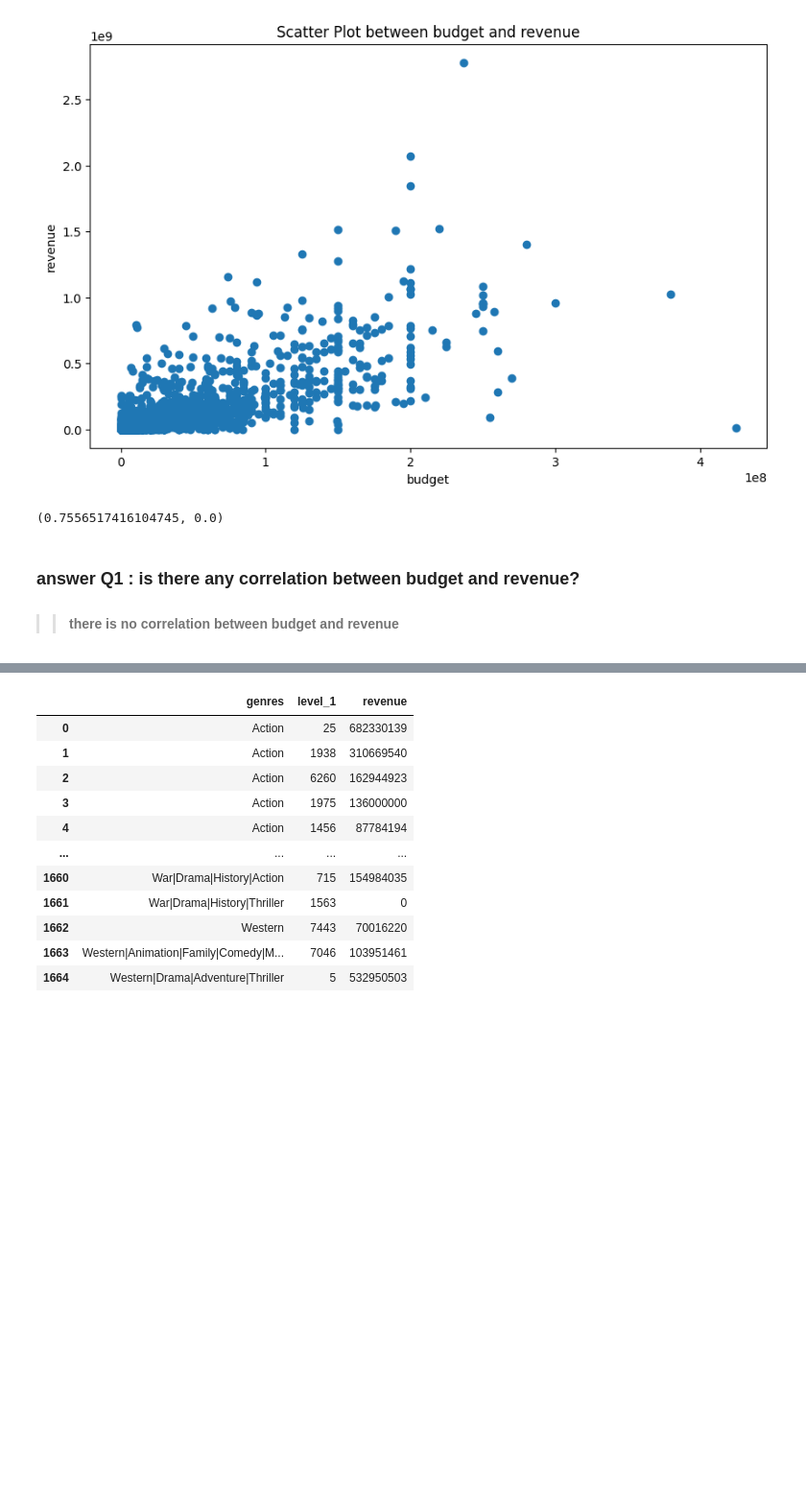
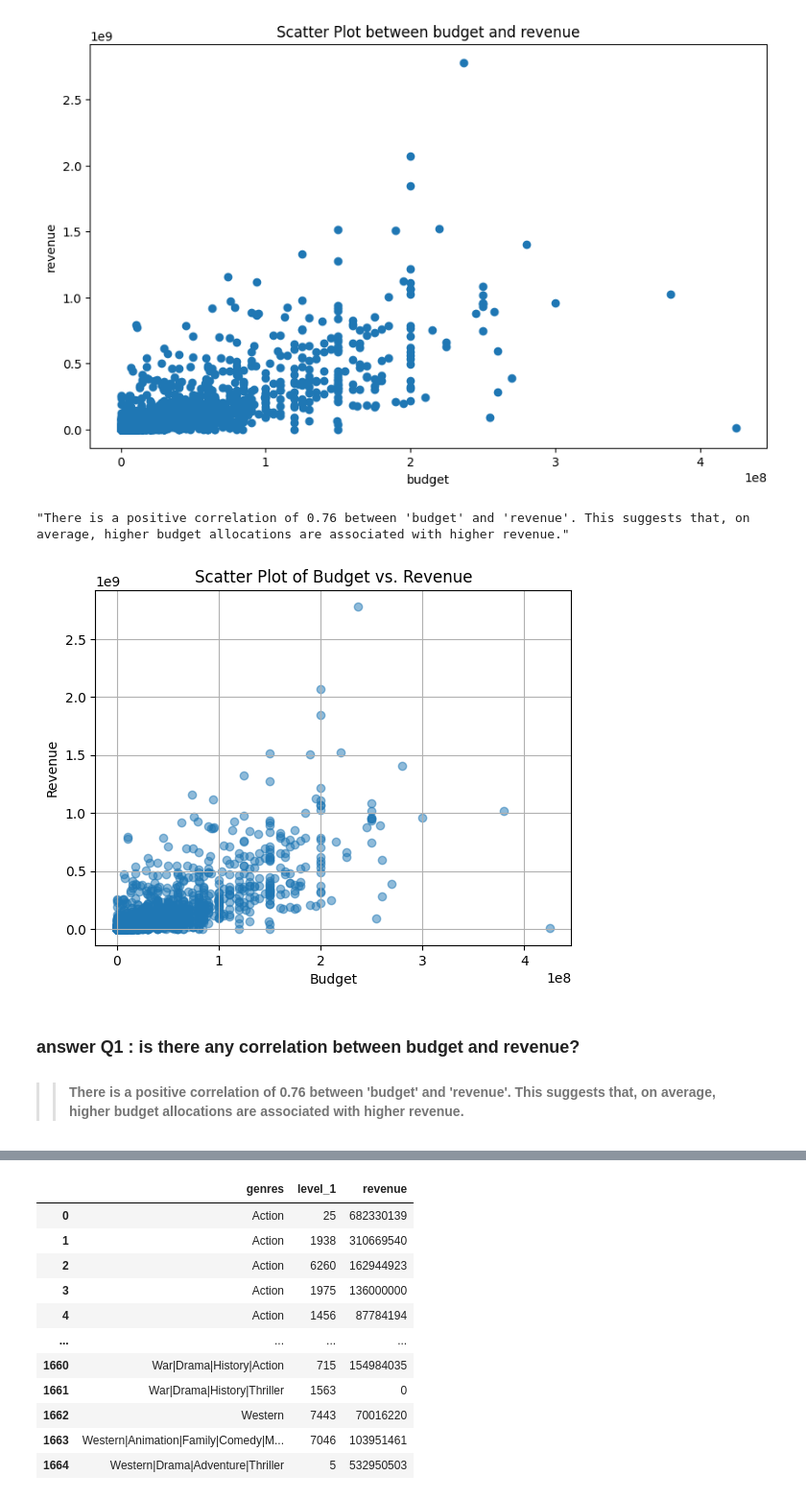
Before and after one commit to masiod/TMDb_movie_data, a Jupyter notebook: TMDB Final Project investigate dataset.ipynb, the cells around one changed output, grey strips where cells are left out. Shown: that part at 96% size. Saved outputs shown, nothing was run; the diff lists cells and outputs as text; code cells hidden in the pictures; blank space fills up the shorter version.

```diff
--- a/TMDB Final Project investigate dataset.ipynb
+++ b/TMDB Final Project investigate dataset.ipynb
@@ -145,14 +151,34 @@ plt.show()
 # %% [output]
 [figure]
 # %%
-#statistical signigicance
-from scipy.stats import pearsonr
 
-correlation_coefficient,p_value=pearsonr(df['budget'],df['revenue'])
-correlation_coefficient,p_value
+
+# Calculate the correlation
+correlation_value = df['budget'].corr(df['revenue'])
+
+# Insert the conclusion based on the correlation
+if correlation_value > 0:
+    conclusion = f"There is a positive correlation of {correlation_value:.2f} between 'budget' and 'revenue'. This suggests that, on average, higher budget allocations are associated with higher revenue."
+elif correlation_value < 0:
+    conclusion = f"There is a negative correlation of {correlation_value:.2f} between 'budget' and 'revenue'. This suggests that, on average, higher budget allocations are associated with lower revenue."
+else:
+    conclusion = "There is no significant correlation between 'budget' and 'revenue'. This suggests that the budget allocations and revenue are not strongly related."
+
+
+conclusion
 # %% [output]
-(0.7556517416104745, 0.0)
+"There is a positive correlation of 0.76 between 'budget' and 'revenue'. This suggests that, on average, higher budget allocations are associated with higher revenue."
+# %%
+# Scatter plot
+plt.scatter(df['budget'], df['revenue'], alpha=0.5)
+plt.title('Scatter Plot of Budget vs. Revenue')
+plt.xlabel('Budget')
+plt.ylabel('Revenue')
+plt.grid(True)
+plt.show()
+# %% [output]
+[figure, added]
 # %% [markdown]
 ### answer Q1 : is there any correlation between budget and revenue?
->> #### there is no correlation between budget and revenue
+>> #### There is a positive correlation of 0.76 between 'budget' and 'revenue'. This suggests that, on average, higher budget allocations are associated with higher revenue.
 # %% [markdown]
```
Also changed, not shown: parts of 17 cells of this notebook.
